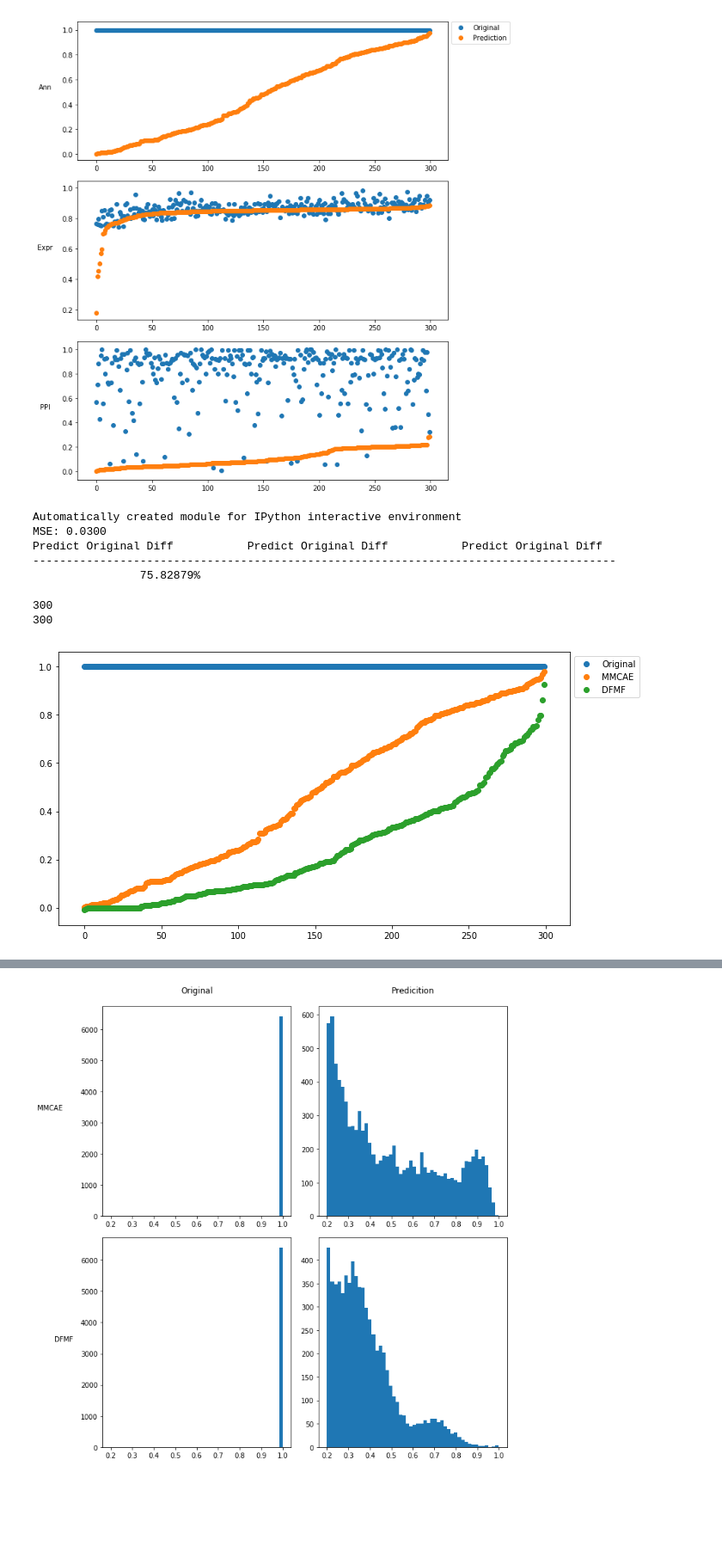
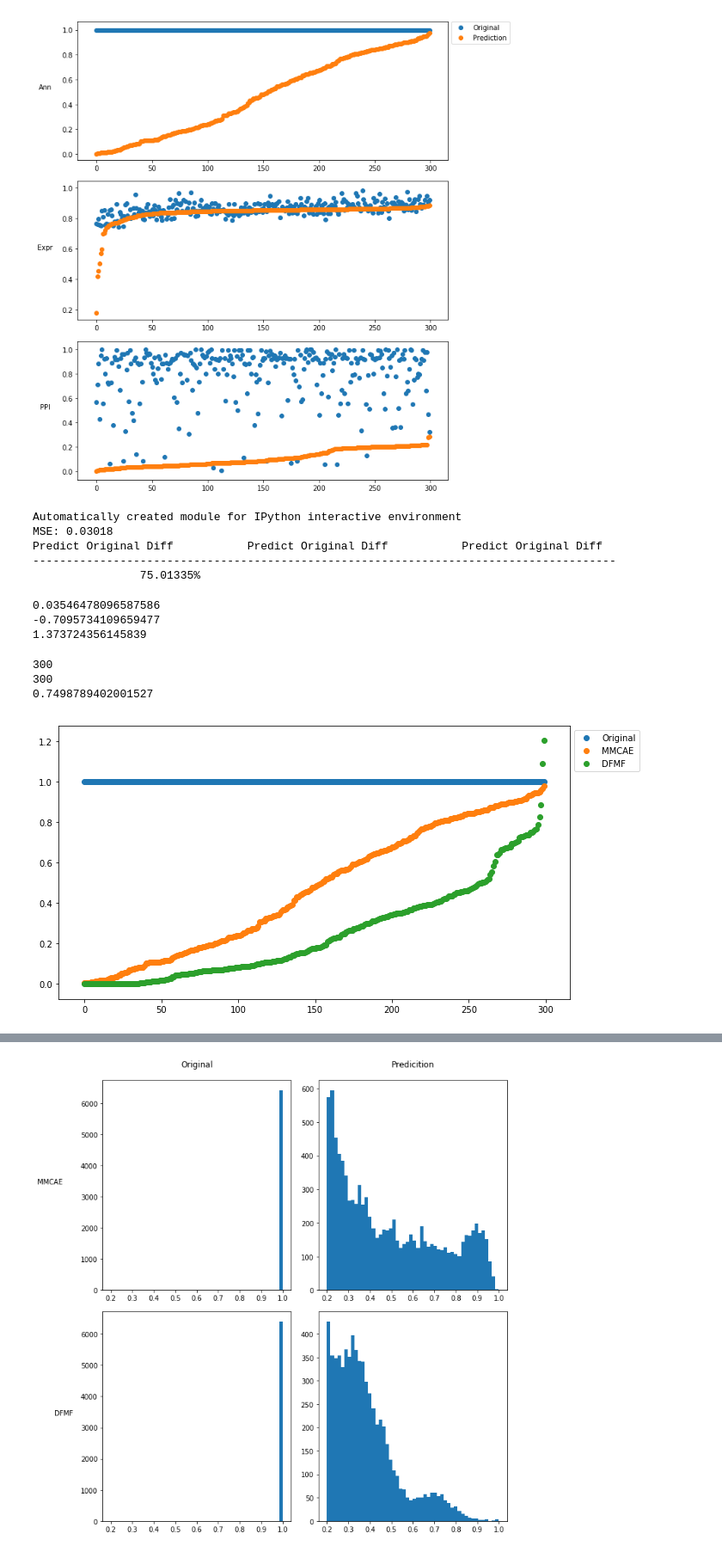
Before and after one commit to lovrek/MMCAE-data-fusion, a Jupyter notebook: Final Results/Model - dismissed data = 6%.ipynb, the cells around one changed output, grey strips where cells are left out. Shown at 86% size. Cells and saved outputs as stored; diff of their text form; code cells hidden in the pictures; blank space fills up the shorter version.

```diff
--- a/Final Results/Model - dismissed data = 6%.ipynb
+++ b/Final Results/Model - dismissed data = 6%.ipynb
@@ -575,9 +575,10 @@ class MultiModal:
                 mse_base_line = mean_squared_error(self.shuffled_data[i].flatten(), self.base_line[i].flatten())
 
                 non_zeros = self.org_data[i].flatten()
-                non_zeros[self.org_data[i].flatten() > 0] = 1
+                non_zeros[non_zeros > 0] = 1
                 org_mean = round(np.mean(non_zeros * self.org_data[i].flatten()), 5)
-                predict_mean = round(np.mean(non_zeros * self.predict_data[i].flatten()), 5)
+#                 predict_mean = round(np.mean(non_zeros * self.predict_data[i].flatten()), 5)
+                predict_mean = round(np.mean(elf.predict_data[i].flatten()), 5)
 
                 outputBody = '(' + str(row) + ',' + str(col) + ') ' + '\t'
                 outputBody += str(round((np.count_nonzero(self.org_data[i])/(row * col)) * 100, 2)) + '% \t\t'
@@ -600,9 +601,10 @@ class MultiModal:
                 mse_base_line = mean_squared_error(self.shuffled_data[i][0].flatten(), self.base_line[i][0].flatten())
 
                 non_zeros = self.org_data[i][0].flatten()
-                non_zeros[self.org_data[i][0].flatten() > 0] = 1
+                non_zeros[non_zeros > 0] = 1
                 org_mean = round(np.mean(non_zeros * self.org_data[i][0].flatten()), 5)
-                predict_mean = round(np.mean(non_zeros * self.predict_data[i][0].flatten()), 5)
+#                 predict_mean = round(np.mean(non_zeros * self.predict_data[i][0].flatten()), 5)
+                predict_mean = round(np.mean(self.predict_data[i][0].flatten()), 5)
 
                 outputBody = '(' + str(row) + ',' + str(col) + ') ' + '\t'
                 outputBody += str(round((np.count_nonzero(self.org_data[i][0])/(row * col)) * 100, 2)) + '% \t\t'
@@ -1013,7 +1015,8 @@ for i, (train_idx, test_idx) in enumerate(kfold.split(data_idx)):
     fold_mse[i] = metrics.mean_squared_error(pred_ann, true_ann)
     predict_DFMF = np.r_[predict_DFMF, pred_ann]
 
-print("MSE: %5.4f" % np.mean(fold_mse))
+
+print("MSE: %5.5f" % np.mean(fold_mse))
 
 test_cells = load_test_cells('/home/lpodgorsek/data/cnn/dicty/_00/samples_ann.npz')
 predict_cells = []
@@ -1043,10 +1046,18 @@ print("\t\t" + format(val, '.5f') + "%", end="\t")
 print()
 # %% [output]
 Automatically created module for IPython interactive environment
-MSE: 0.0300
+MSE: 0.03018
 Predict Original Diff           Predict Original Diff           Predict Original Diff
 ---------------------------------------------------------------------------------------
-                75.82879%
+                75.01335%
+# %%
+print(np.average(predict_DFMF))
+print(np.min(predict_DFMF))
+print(np.max(predict_DFMF))
+# %% [output]
+0.03546478096587586
+-0.7095734109659477
+1.373724356145839
 # %%
 cols = ['Original', 'Prediction']
 rows = ['Ann', 'Expr', 'PPI']
@@ -1063,34 +1074,38 @@ for i in range(1):
 #             if predict_data[j][1] > 0.1:
         data.append([org_data[j][0], org_data[j][1], predict_data[j][0], predict_data[j][1]])
         dfmf_predict.append([predict_cells[j][0], predict_cells[j][1]])
 
     print(len(data))
     print(len(dfmf_predict))
 #     ax = axes[i]
     data = sorted(data, key=lambda l:l[3])
     dfmf_predict = sorted(dfmf_predict, key=lambda l:l[1])
+    dfmf_sum = 0
     for j in range(len(data)):
         data[j][0] = j
         data[j][2] = j
         dfmf_predict[j][0] = j
+        dfmf_sum += dfmf_predict[j][1]
 
+    print(1 - dfmf_sum/300)
     data = np.asarray(data)
     dfmf_predict = np.asarray(dfmf_predict)
     ax.scatter(data[:,0], data[:,1], label='Original')
     ax.scatter(data[:,2], data[:,3], label='MMCAE')
     ax.scatter(dfmf_predict[:,0], dfmf_predict[:,1], label='DFMF')
 #     ax.set_ylabel(rows[i], rotation=0, labelpad=25)
 
     if i == 0:
         ax.legend(bbox_to_anchor=(1, 1.0))
 
 fig.tight_layout()
 plt.savefig(path + 'experiment_' + str(numOfExperiment) + '_ann_test_cells_org_vs_nn_vs_dfmf.png')
 plt.show()
 # %% [output]
 300
 300
+0.7498789402001527
-[figure, old version]
+[figure, new version]
 # %%
 import matplotlib.pyplot as plt
 import matplotlib as mpl
```
Also changed, not shown: parts of 10 cells of this notebook, 5 other files.
